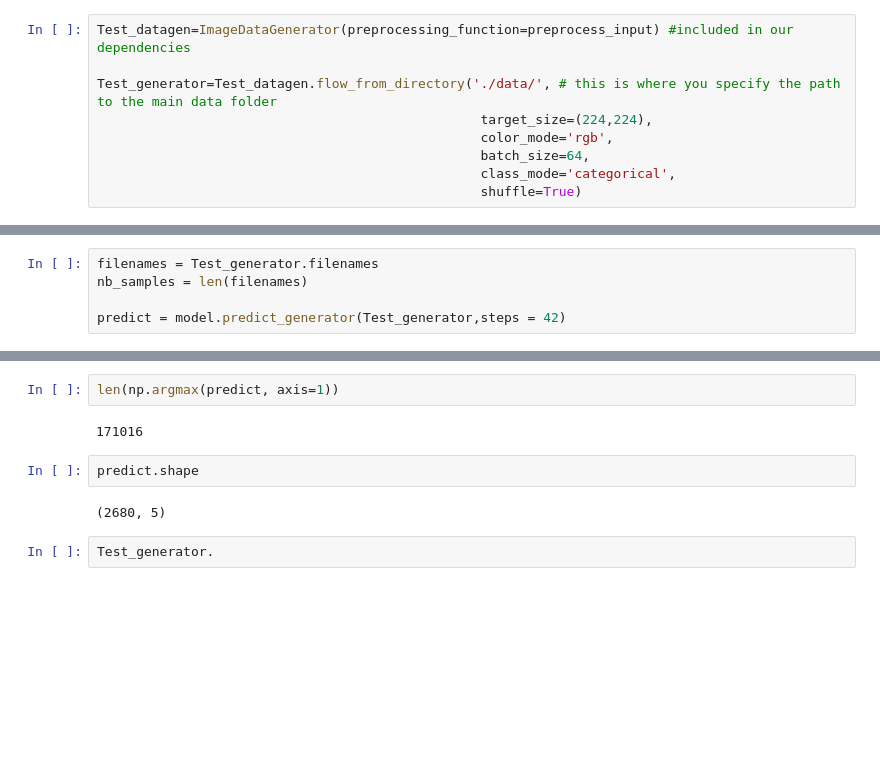
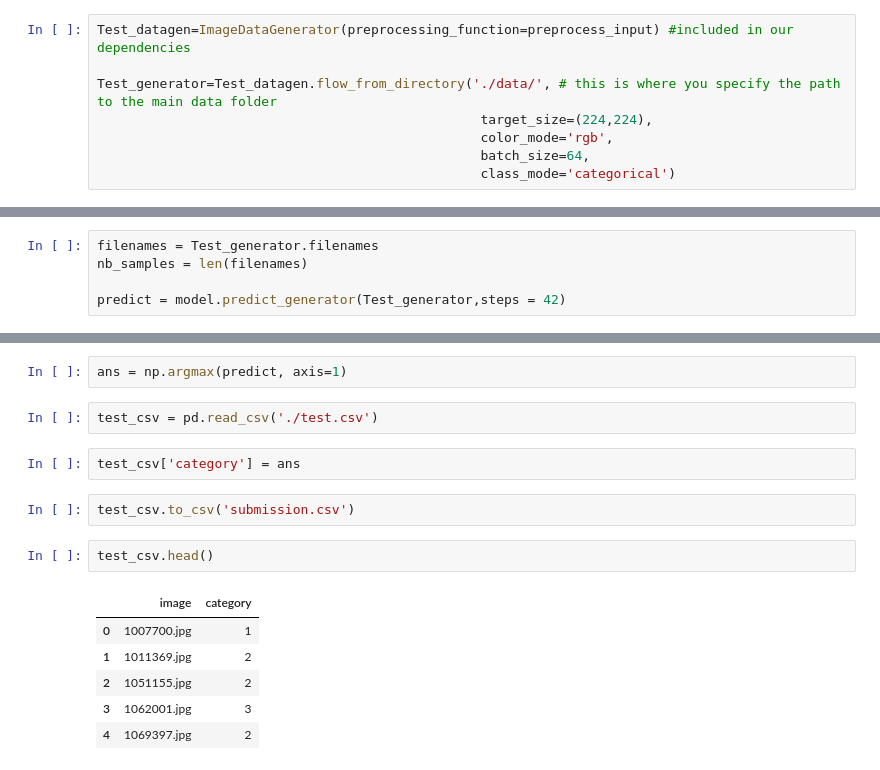
Before and after one commit to arkothiwala/Analytics-Vidhya, a Jupyter notebook: AV_GoD_Transfer_learning.ipynb, the cells around one changed output, grey strips where cells are left out. Drawn from its saved outputs; the diff is of its cells as text; blank space fills up the shorter version.

```diff
--- a/AV_GoD_Transfer_learning.ipynb
+++ b/AV_GoD_Transfer_learning.ipynb
@@ -269,8 +269,7 @@ Test_generator=Test_datagen.flow_from_directory('./data/', # this is where you s
                                                  target_size=(224,224),
                                                  color_mode='rgb',
                                                  batch_size=64,
-                                                 class_mode='categorical',
-                                                 shuffle=True)
+                                                 class_mode='categorical')
 # %% [output]
 Found 2680 images belonging to 2 classes.
 # %%
@@ -299,10 +298,17 @@ array([[2.61077560e-09, 1.08847324e-11, 1.00000000e+00, 6.12951259e-13,
 # %%
-len(np.argmax(predict, axis=1))
+ans = np.argmax(predict, axis=1)
-# %% [output]
-171016
-# %%
-predict.shape
-# %% [output]
-(2680, 5)
-# %%
-Test_generator.
+# %%
+test_csv = pd.read_csv('./test.csv')
+# %%
+test_csv['category'] = ans
+# %%
+test_csv.to_csv('submission.csv')
+# %%
+test_csv.head()
+# %% [output]
+|  | image | category |
+| 0 | 1007700.jpg | 1 |
+| 1 | 1011369.jpg | 2 |
+| 2 | 1051155.jpg | 2 |
+| 3 | 1062001.jpg | 3 |
+| 4 | 1069397.jpg | 2 |
```
Also changed, not shown: parts of 1 cell of this notebook.
